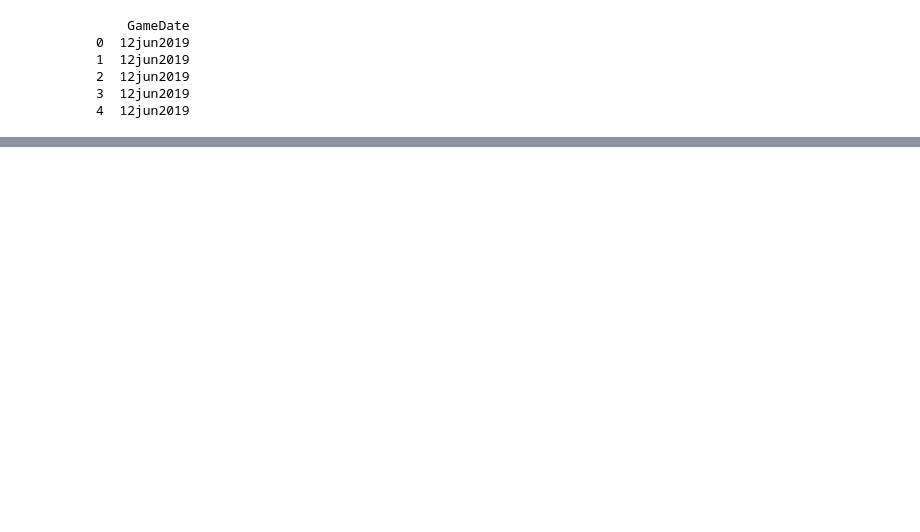
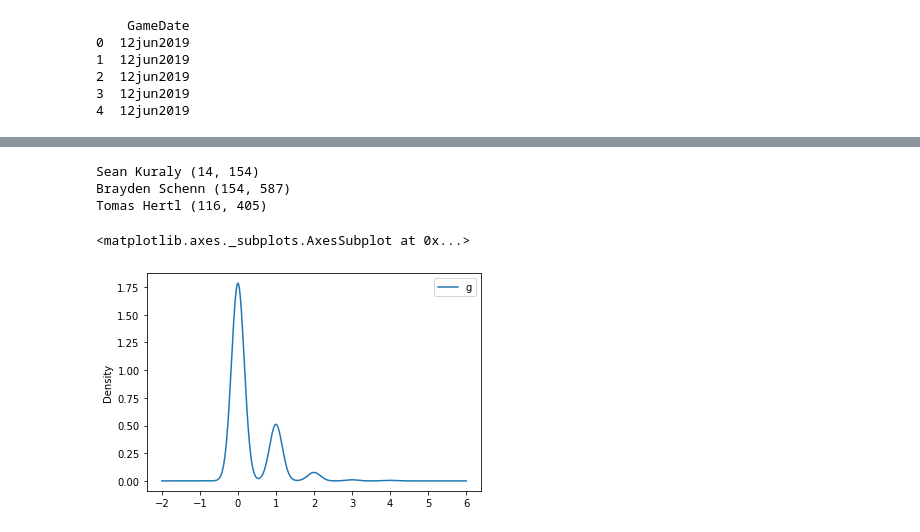
Before and after one commit to TrentMcNamara/Coding-Practice, a Jupyter notebook: Basic Functions and Features Using Data.ipynb, the cells around one changed output, grey strips where cells are left out. Drawn from its saved outputs; the diff is of its cells as text; code cells hidden in the pictures; blank space fills up the shorter version.

```diff
--- a/Basic Functions and Features Using Data.ipynb
+++ b/Basic Functions and Features Using Data.ipynb
@@ -433,0 +301,4 @@ Name: GameDate2, dtype: int64
+# %%
+df.drop(['day','month','year','GameDate'], axis=1, inplace=True)
+df.rename(columns={'GameDate2':'date'}, inplace=True)
+df
@@ -433,0 +331,19 @@ Name: GameDate2, dtype: int64
+# %%
+players = ['Sean Kuraly', 'Brayden Schenn', 'Tomas Hertl']
+
+for name in players:
+    goals = regular_season_goals(name)
+    print(name, goals)
+# %% [output]
+Sean Kuraly (14, 154)
+Brayden Schenn (154, 587)
+Tomas Hertl (116, 405)
+# %%
+df1 = df[df['player'] == 'Tomas Hertl']
+goal_series = df1[['g', 'Date']]
+goal_series.set_index('Date', inplace=True)
+# %%
+goal_series.plot(kind='kde')
+# %% [output]
+<matplotlib.axes._subplots.AxesSubplot at 0x...>
+[figure, added]
```
Also changed, not shown: parts of 15 cells of this notebook.
